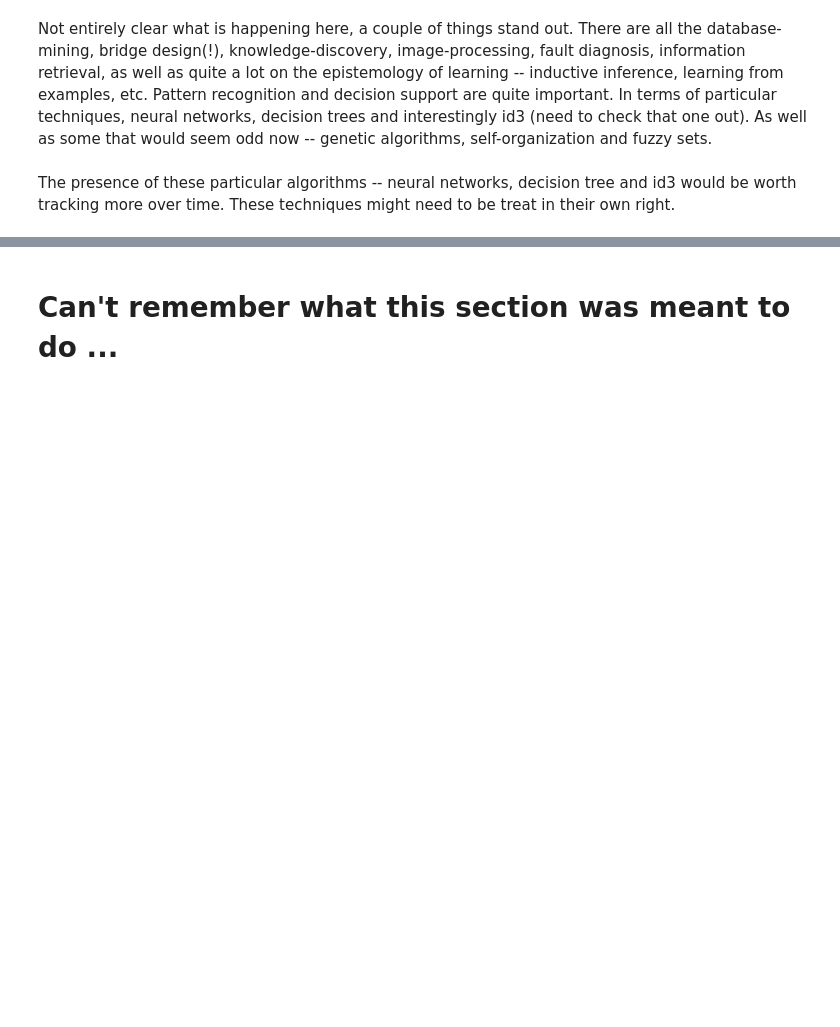
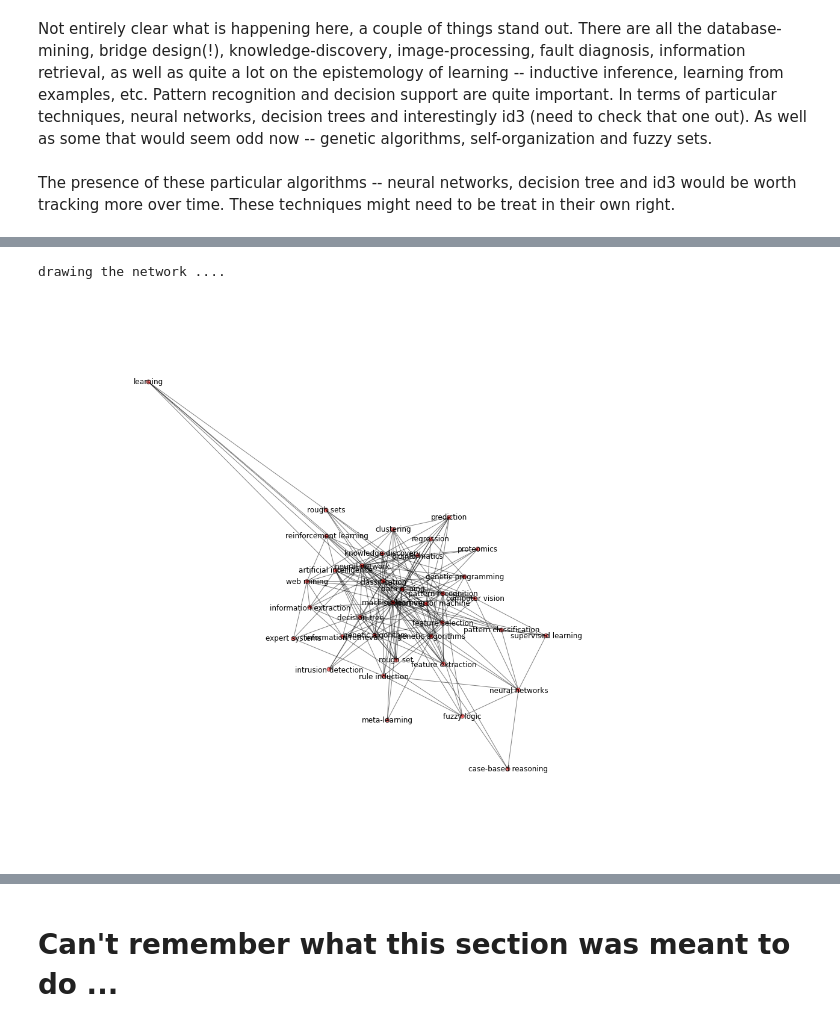
Before and after one commit to datapractice/machinelearners, a Jupyter notebook: ml_lit/ml_coword_analysis.ipynb, the cells around one changed output, grey strips where cells are left out. Cells and saved outputs as stored; diff of their text form; code cells hidden in the pictures; blank space fills up the shorter version.

```diff
--- a/ml_lit/ml_coword_analysis.ipynb
+++ b/ml_lit/ml_coword_analysis.ipynb
@@ -217,0 +285,5 @@ The presence of these particular algorithms -- neural networks, decision tree an
+# %%
+ml_net_2004_tr = ml.trim_draw_network(ml_net_2004, 30)
+# %% [output]
+drawing the network ....
+[figure, added]
```
Also changed, not shown: parts of 32 cells of this notebook, 6 other files.
